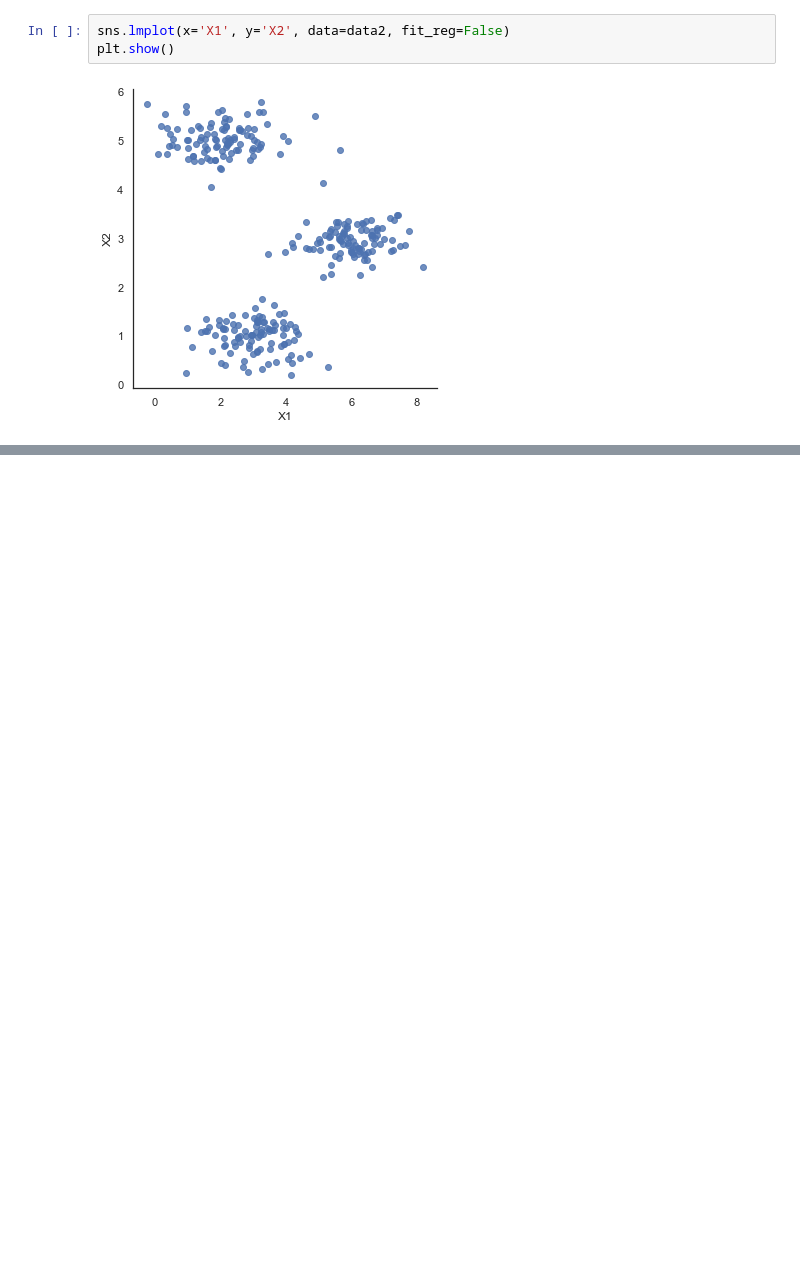
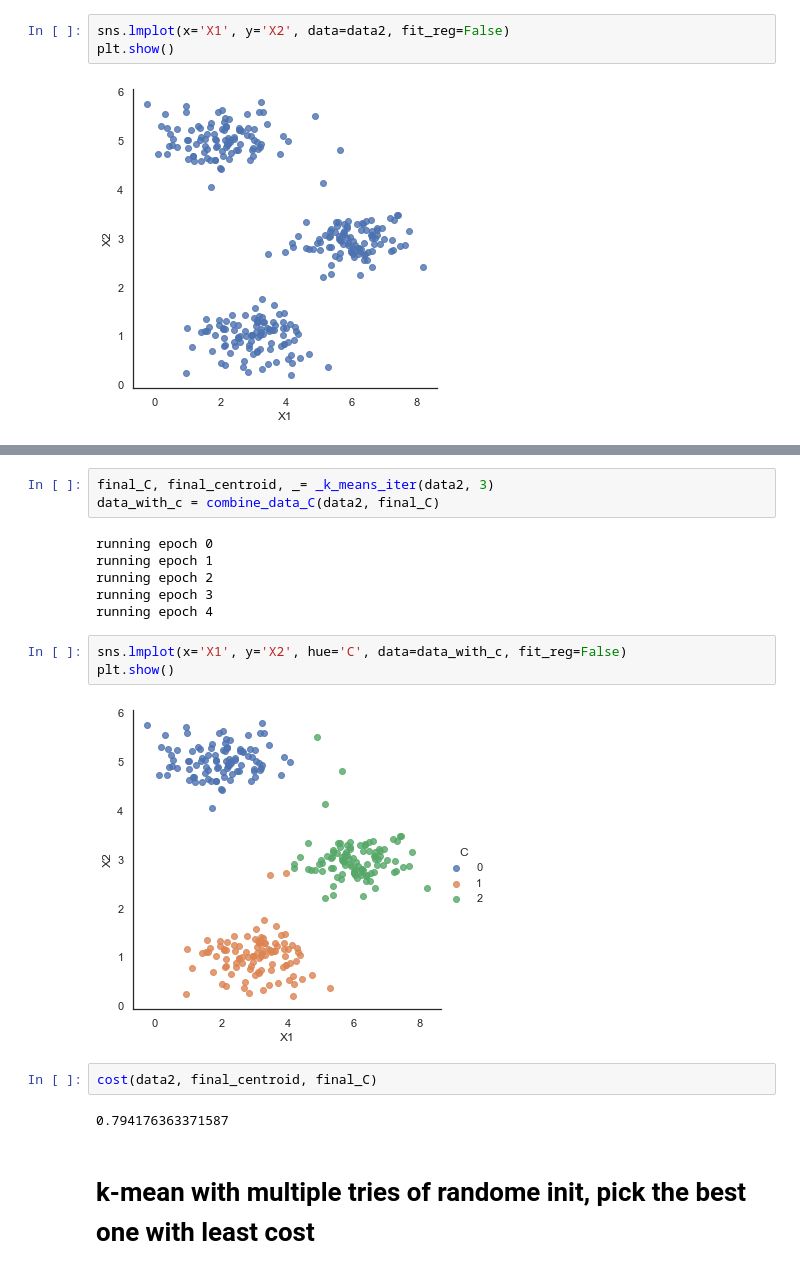
Before and after one commit to cddorz/ML-AndrewNg-code, a Jupyter notebook: ex7-kmeans and PCA/1.k-means.ipynb, the cells around one changed output, grey strips where cells are left out. Cells and saved outputs as stored; diff of their text form; blank space fills up the shorter version.

```diff
--- a/ex7-kmeans and PCA/1.k-means.ipynb
+++ b/ex7-kmeans and PCA/1.k-means.ipynb
@@ -43,0 +171,20 @@ plt.show()
+# %%
+final_C, final_centroid, _= _k_means_iter(data2, 3)
+data_with_c = combine_data_C(data2, final_C)
+# %% [output]
+running epoch 0
+running epoch 1
+running epoch 2
+running epoch 3
+running epoch 4
+# %%
+sns.lmplot(x='X1', y='X2', hue='C', data=data_with_c, fit_reg=False)
+plt.show()
+# %% [output]
+[figure, added]
+# %%
+cost(data2, final_centroid, final_C)
+# %% [output]
+0.794176363371587
+# %% [markdown]
+# k-mean with multiple tries of randome init, pick the best one with least cost
```
Also changed, not shown: parts of 14 cells of this notebook, 1 other file.
